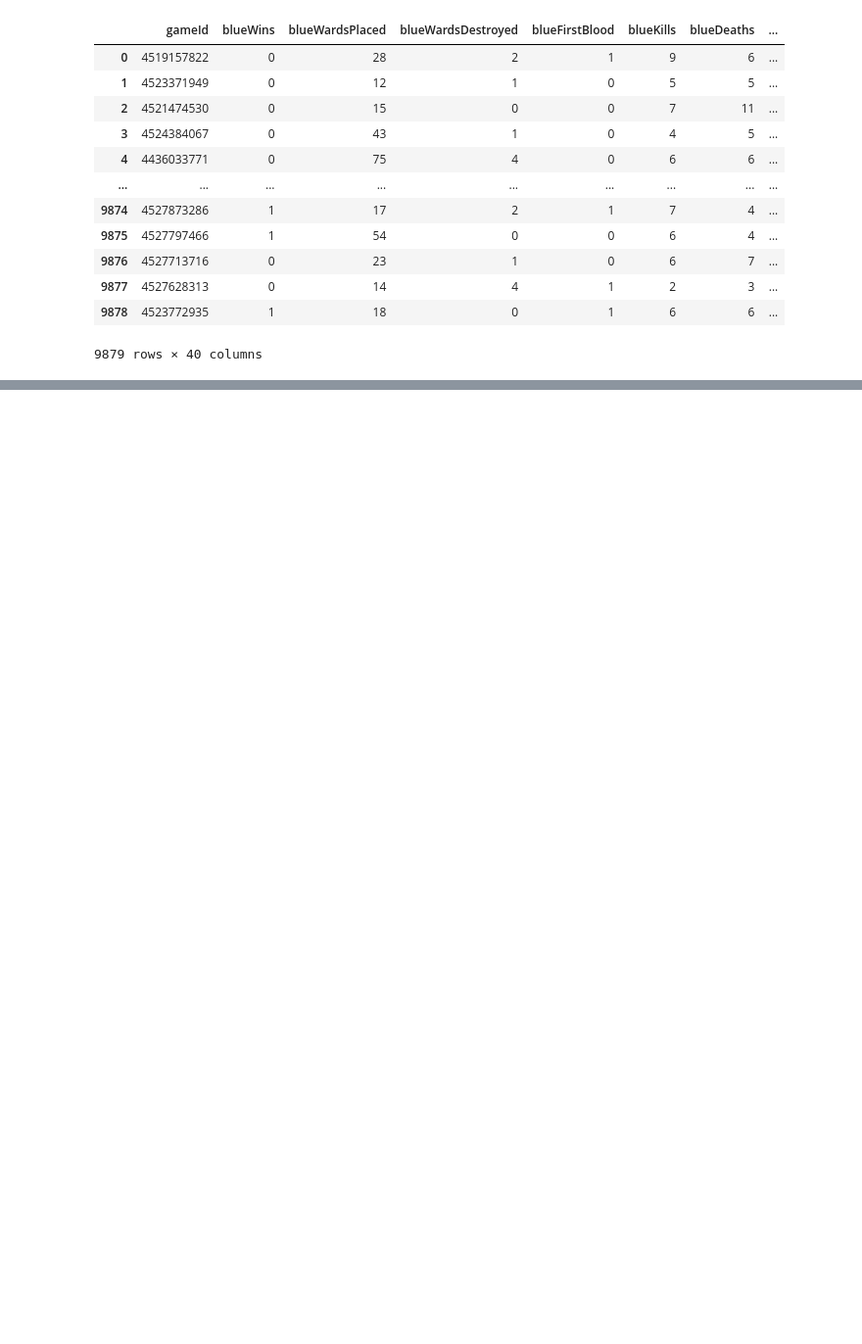
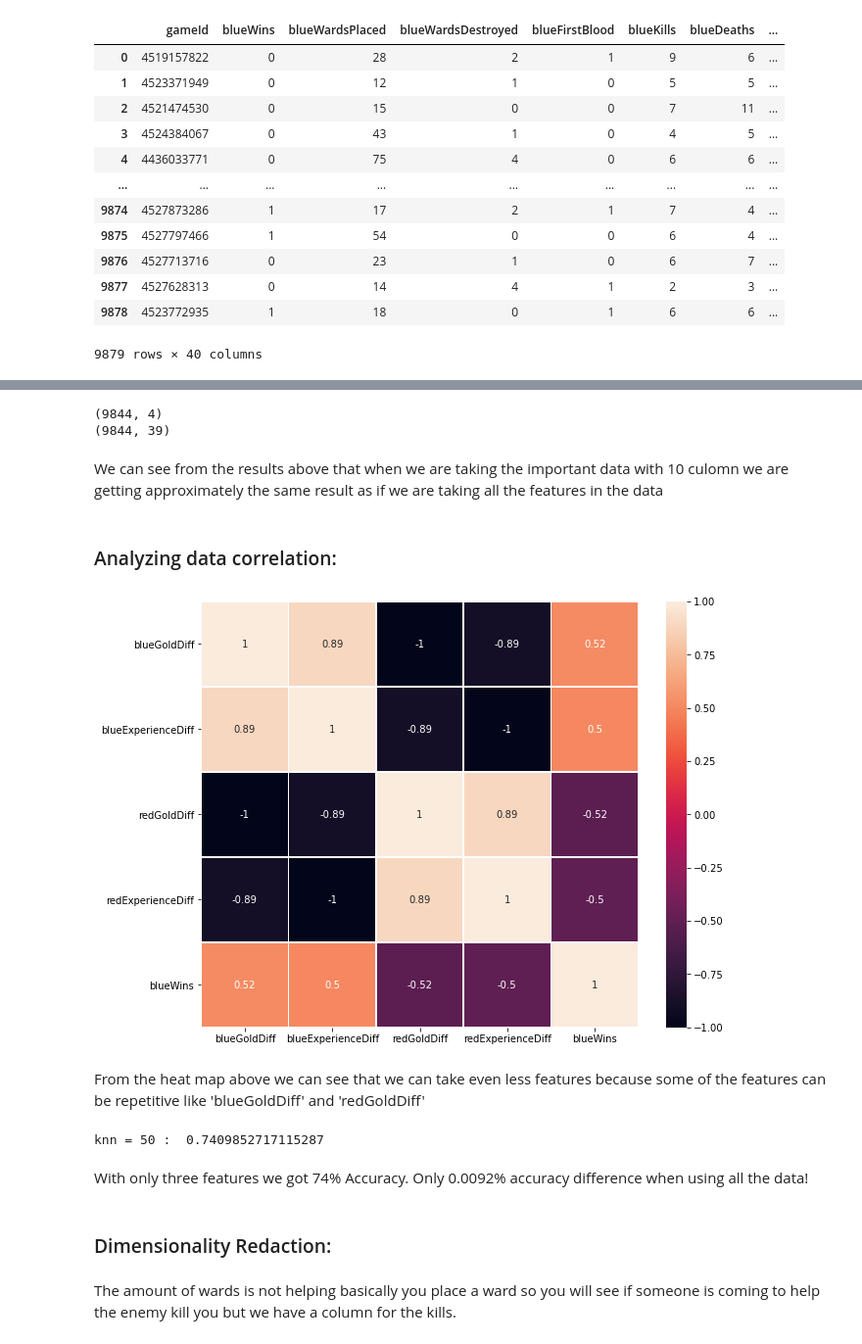
Before and after one commit to YahalomCod/Classifation-Problems, a Jupyter notebook: league-classification.ipynb, the cells around one changed output, grey strips where cells are left out. Shown at 98% size. Cells and saved outputs as stored; diff of their text form; code cells hidden in the pictures; blank space fills up the shorter version.

```diff
--- a/league-classification.ipynb
+++ b/league-classification.ipynb
@@ -19,0 +115,6 @@ league
+# %%
+league.drop(league.loc[(league['redGoldDiff'] < -4500) & (league['blueWins'] == 0)].index, axis = 0, inplace=True)
+league.drop(league.loc[(league['redGoldDiff'] >  4500) & (league['blueWins'] == 1)].index, axis = 0, inplace=True)
+# %%
+league.drop(league.loc[(league['redExperienceDiff'] < -4500) & (league['blueWins'] == 0)].index, axis = 0, inplace=True)
+league.drop(league.loc[(league['redExperienceDiff'] >  4500) & (league['blueWins'] == 1)].index, axis = 0, inplace=True)
@@ -19,0 +164,35 @@ league
+# %%
+print(relevantDF.shape)
+print(league.shape)
+# %% [output]
+(9844, 4)
+(9844, 39)
+# %% [markdown]
+We can see from the results above that when we are taking the important data with 10 culomn we are getting approximately the same result as if we are taking all the features in the data
+# %% [markdown]
+### Analyzing data correlation:
+# %%
+X.append('blueWins')
+relevantDF = league[X]
+axes = plt.subplots(1, 1, figsize=(10, 8))
+axes = sns.heatmap(relevantDF.corr(), annot=True , linewidths=0.5)
+# %% [output]
+[figure, added]
+# %% [markdown]
+From the heat map above we can see that we can take even less features because some of the features can be repetitive like 'blueGoldDiff' and 'redGoldDiff'
+# %%
+relevantDF = league[['blueExperienceDiff' ,'blueGoldDiff' ,'redTotalGold']]
+knn = KNeighborsClassifier(n_neighbors = 50)
+X_train, X_test, y_train, y_test = train_test_split(relevantDF, y, test_size=0.2,random_state=1)
+knn.fit(X_train , y_train)
+y_pred = knn.predict(X_test)
+print("knn = 50",": ",metrics.accuracy_score(y_test, y_pred))
+# %% [output]
+knn = 50 :  0.7409852717115287
+# %% [markdown]
+With only three features we got 74% Accuracy.
+Only 0.0092% accuracy difference when using all the data!
+# %% [markdown]
+### Dimensionality Redaction:
+# %% [markdown]
+The amount of wards is not helping basically you place a ward so you will see if someone is coming to help the enemy kill you but we have a column for the kills.
```
Also changed, not shown: parts of 50 cells of this notebook.
